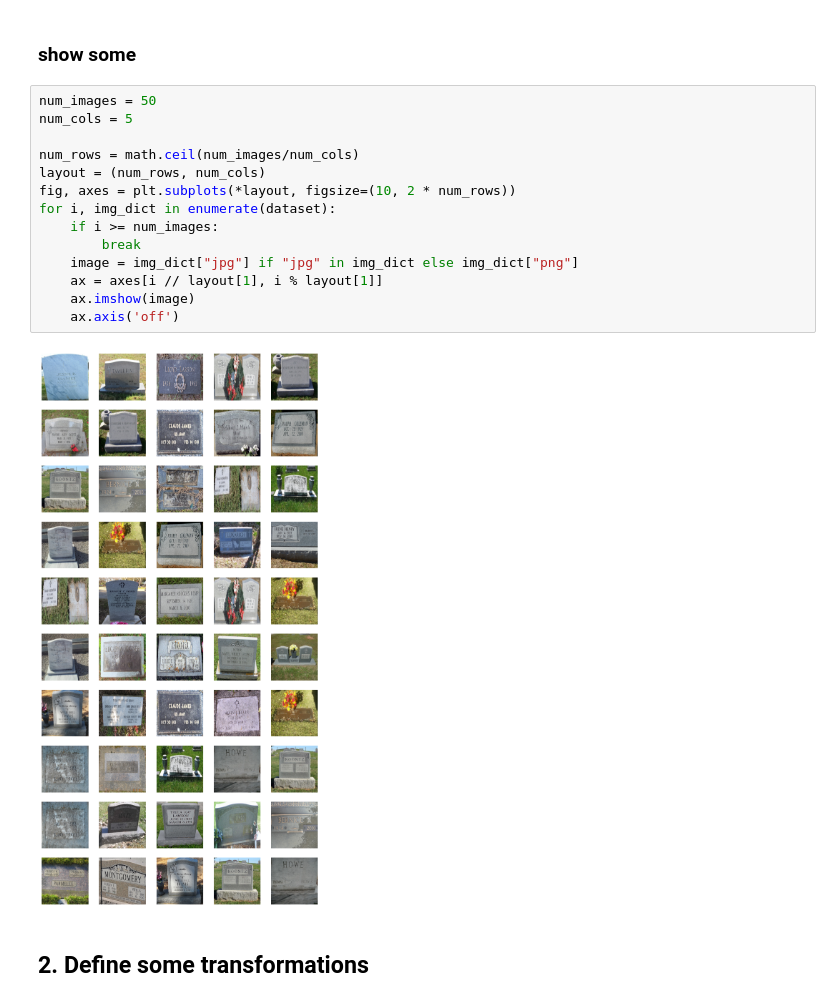
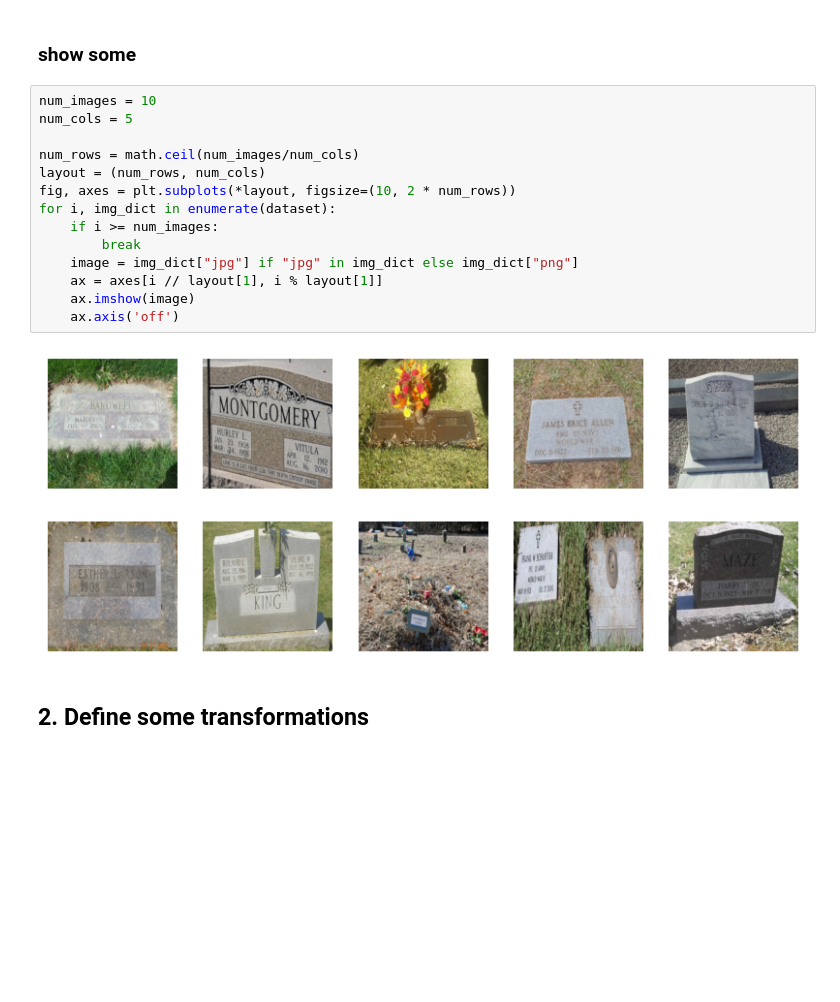
Before and after one commit to mpan31415/Supervised_Research, a Jupyter notebook: dataset/load_dataset.ipynb, the cells around one changed output. Drawn from its saved outputs; the diff is of its cells as text; blank space fills up the shorter version.

```diff
--- a/dataset/load_dataset.ipynb
+++ b/dataset/load_dataset.ipynb
@@ -39,21 +39,21 @@ Dataset loaded from tar file: /cluster/home/jiapan/new_dataset/gravestones_shard
 # %% [markdown]
 ### show some
 # %%
-num_images = 50
+num_images = 10
 num_cols = 5
 
 num_rows = math.ceil(num_images/num_cols)
 layout = (num_rows, num_cols)
 fig, axes = plt.subplots(*layout, figsize=(10, 2 * num_rows))
 for i, img_dict in enumerate(dataset):
     if i >= num_images:
         break
     image = img_dict["jpg"] if "jpg" in img_dict else img_dict["png"]
     ax = axes[i // layout[1], i % layout[1]]
     ax.imshow(image)
     ax.axis('off')
 # %% [output]
-[figure, old version]
+[figure, new version]
 # %% [markdown]
 ## 2. Define some transformations
 # %%
```
Also changed, not shown: parts of 1 cell of this notebook, 2 other files.
